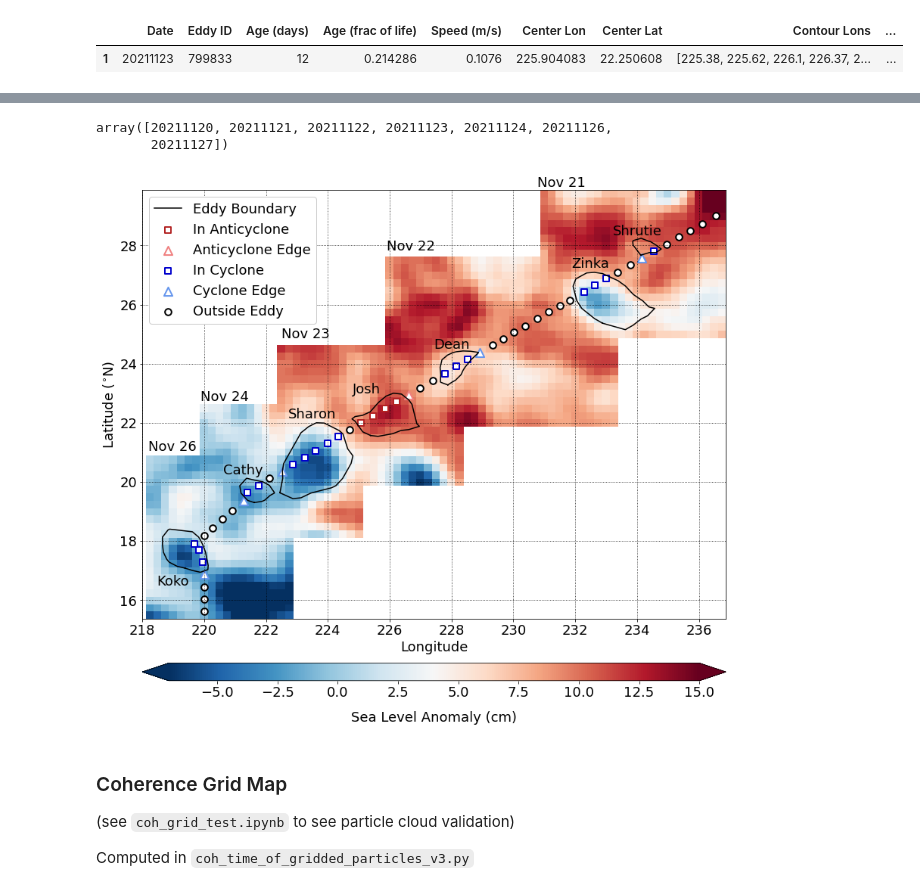
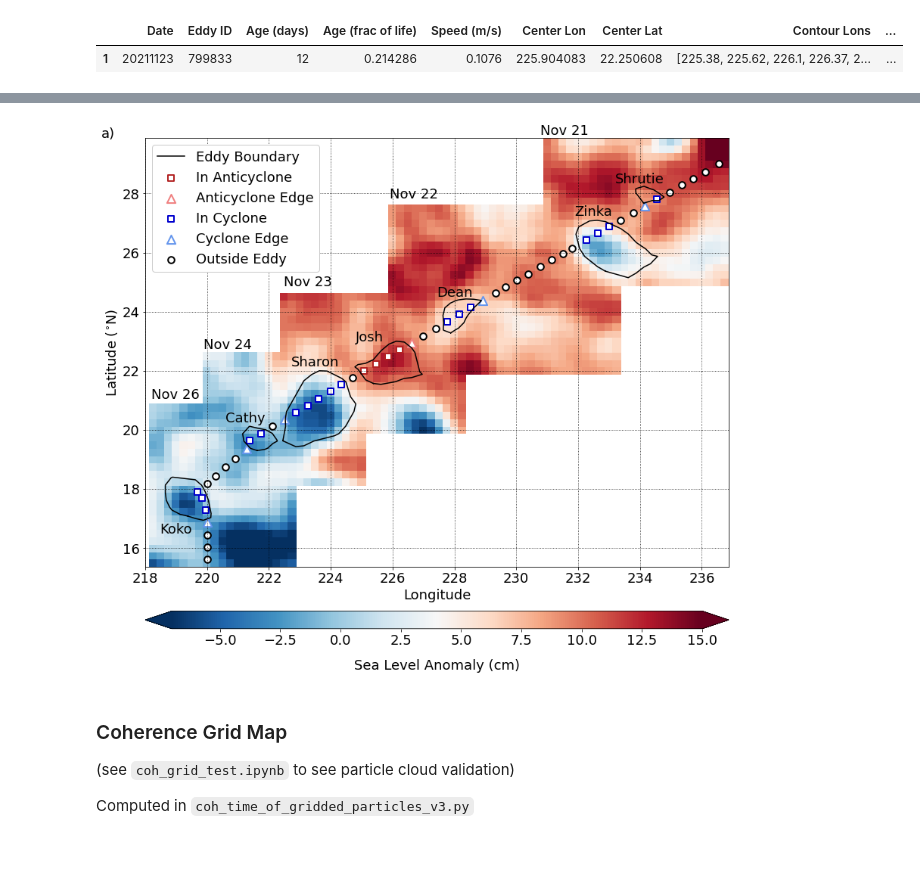
Before and after one commit to lexi-jones/G4_phyto_advection, a Jupyter notebook: physics_pipeline/G4_paper_map_figs_v2.ipynb, the cells around one changed output, grey strips where cells are left out. Cells and saved outputs as stored; diff of their text form; code cells hidden in the pictures; blank space fills up the shorter version.

```diff
--- a/physics_pipeline/G4_paper_map_figs_v2.ipynb
+++ b/physics_pipeline/G4_paper_map_figs_v2.ipynb
@@ -567,11 +568,6 @@ def dimension_edges(dim_array):
     adjusted_array = [float(i)-adjustment for i in dim_array]
     adjusted_array.append(dim_array[-1]+adjustment)
     return np.array(adjusted_array)
-# %%
-np.unique(metadata_NPSG_df['date'])
-# %% [output]
-array([20211120, 20211121, 20211122, 20211123, 20211124, 20211126,
-       20211127])
 # %%
 fig,ax = plt.subplots(1,1,figsize=(12,11)) # horizontal, vertical
 
@@ -664,35 +660,37 @@ ax.scatter([float(i) for i in metadata_NPSG_df[metadata_NPSG_df["near_cyc"].eq(0
                                                metadata_NPSG_df["in_anti"].eq(0)]["longitude"].tolist()],
            [float(i) for i in metadata_NPSG_df[metadata_NPSG_df["near_cyc"].eq(0) &
                                                metadata_NPSG_df["near_anti"].eq(0) &
                                                metadata_NPSG_df["in_cyc"].eq(0) &
                                                metadata_NPSG_df["in_anti"].eq(0)]["latitude"].tolist()],
             c='white',edgecolor='k',linewidth=linewidth,s=scat_size,marker='o',label='Outside Eddy')
 
 ax.set_xticks(np.arange(218,238,2))
 
 # Plot eddy names
 ax.text(234,28.35,'Shrutie',horizontalalignment='center',color='k')
 ax.text(232.5,27.25,'Zinka',horizontalalignment='center',color='k')
 ax.text(228,24.5,'Dean',horizontalalignment='center',color='k')
 ax.text(225.25,23,'Josh',horizontalalignment='center',color='k')
 ax.text(223.5,22.15,'Sharon',horizontalalignment='center',color='k')
 ax.text(221.25,20.25,'Cathy',horizontalalignment='center',color='k')
 ax.text(219,16.5,'Koko',horizontalalignment='center',color='k')
 
 #SLA Colorbar
 sla_cbar = plt.colorbar(sla_plot,ax=ax,extend='both',orientation='horizontal',pad=0.08,aspect=30)#,shrink=0.7)
 sla_cbar.set_label('Sea Level Anomaly (cm)',labelpad=15)
 
 #Figure params
 ax.set_xlabel('Longitude')
 ax.set_ylabel('Latitude ($^{\circ}}$N)')
 plt.grid(zorder=0,c='k',linestyle=':')
 plt.legend(loc='upper left',framealpha=1)
 plt.tight_layout()
 
-#plt.savefig(data_dir + 'G4_traj_paper_figs/SLA_tile_plot_with_sample_locations_v3.pdf',bbox_inches='tight',pad_inches=0,dpi=350,format='pdf')
+ax.text(-0.075, 1, 'a)', transform=ax.transAxes)
+
+#plt.savefig(data_dir + 'G4_traj_paper_figs/SLA_tile_plot_with_sample_locations_revision.pdf',bbox_inches='tight',pad_inches=0,dpi=350,format='pdf')
 # %% [output]
-[figure, old version]
+[figure, new version]
 # %% [markdown]
 ### Coherence Grid Map
 
```
Also changed, not shown: parts of 2 cells of this notebook.
